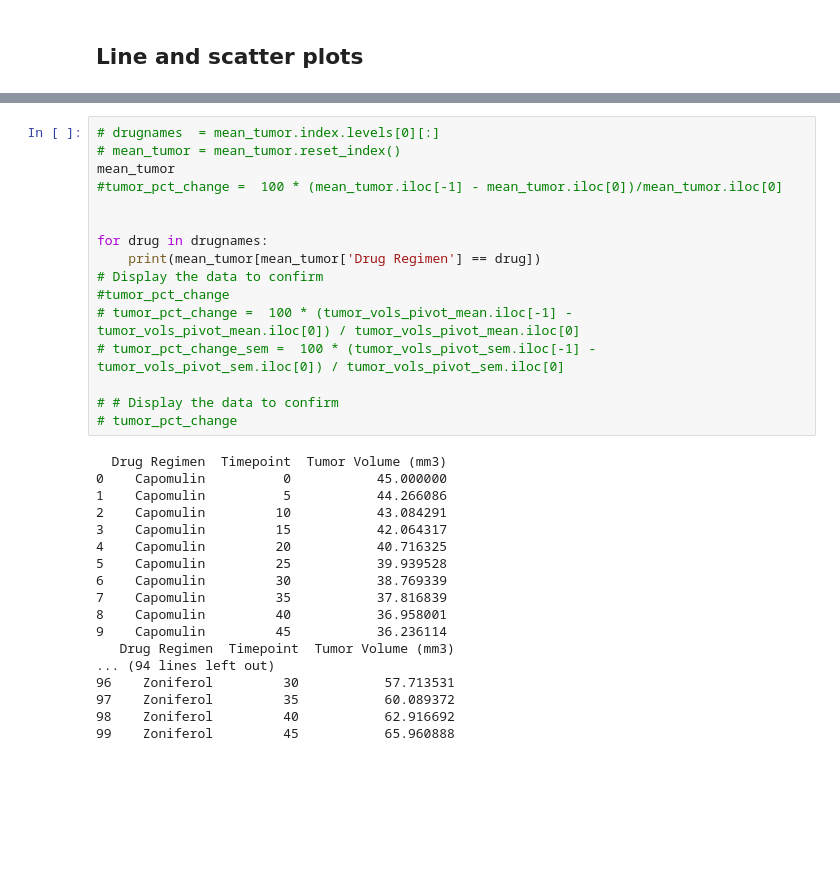
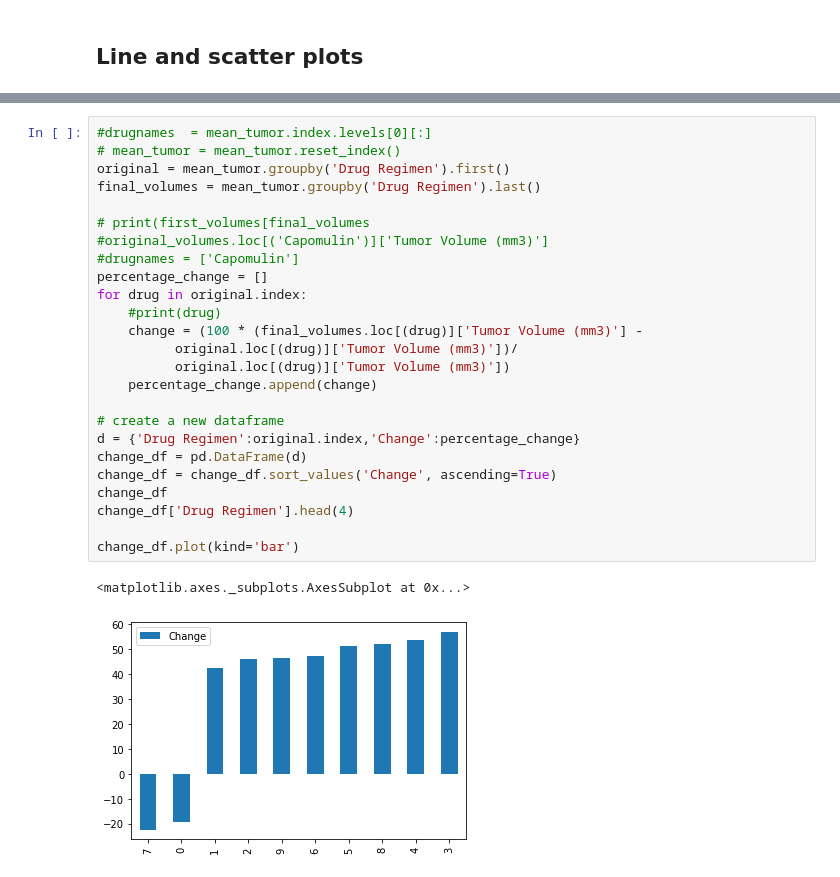
Before and after one commit to annmcnamara/matplotlib-challenge, a Jupyter notebook: Pymaceuticals/pymaceuticals_starter.ipynb, the cells around one changed output, grey strips where cells are left out. Drawn from its saved outputs; the diff is of its cells as text; blank space fills up the shorter version.

```diff
--- a/Pymaceuticals/pymaceuticals_starter.ipynb
+++ b/Pymaceuticals/pymaceuticals_starter.ipynb
@@ -320,34 +323,28 @@ mean_tumor
-# %%
-# drugnames  = mean_tumor.index.levels[0][:]
-# mean_tumor = mean_tumor.reset_index()
-mean_tumor
-#tumor_pct_change =  100 * (mean_tumor.iloc[-1] - mean_tumor.iloc[0])/mean_tumor.iloc[0]
-
-
-for drug in drugnames:
-    print(mean_tumor[mean_tumor['Drug Regimen'] == drug])
-# Display the data to confirm
-#tumor_pct_change
-# tumor_pct_change =  100 * (tumor_vols_pivot_mean.iloc[-1] - tumor_vols_pivot_mean.iloc[0]) / tumor_vols_pivot_mean.iloc[0]
-# tumor_pct_change_sem =  100 * (tumor_vols_pivot_sem.iloc[-1] - tumor_vols_pivot_sem.iloc[0]) / tumor_vols_pivot_sem.iloc[0]
-
-# # Display the data to confirm
-# tumor_pct_change
-# %% [output]
-  Drug Regimen  Timepoint  Tumor Volume (mm3)
-0    Capomulin          0           45.000000
-1    Capomulin          5           44.266086
-2    Capomulin         10           43.084291
-3    Capomulin         15           42.064317
-4    Capomulin         20           40.716325
-5    Capomulin         25           39.939528
-6    Capomulin         30           38.769339
-7    Capomulin         35           37.816839
-8    Capomulin         40           36.958001
-9    Capomulin         45           36.236114
-   Drug Regimen  Timepoint  Tumor Volume (mm3)
-... (94 lines left out)
-96    Zoniferol         30           57.713531
-97    Zoniferol         35           60.089372
-98    Zoniferol         40           62.916692
-99    Zoniferol         45           65.960888
+# %%
+#drugnames  = mean_tumor.index.levels[0][:]
+# mean_tumor = mean_tumor.reset_index()
+original = mean_tumor.groupby('Drug Regimen').first()
+final_volumes = mean_tumor.groupby('Drug Regimen').last()
+
+# print(first_volumes[final_volumes
+#original_volumes.loc[('Capomulin')]['Tumor Volume (mm3)']
+#drugnames = ['Capomulin']
+percentage_change = []
+for drug in original.index:
+    #print(drug)
+    change = (100 * (final_volumes.loc[(drug)]['Tumor Volume (mm3)'] -
+          original.loc[(drug)]['Tumor Volume (mm3)'])/
+          original.loc[(drug)]['Tumor Volume (mm3)'])
+    percentage_change.append(change)
+
+# create a new dataframe
+d = {'Drug Regimen':original.index,'Change':percentage_change}
+change_df = pd.DataFrame(d)
+change_df = change_df.sort_values('Change', ascending=True)
+change_df
+change_df['Drug Regimen'].head(4)
+
+change_df.plot(kind='bar')
+# %% [output]
+<matplotlib.axes._subplots.AxesSubplot at 0x...>
+[figure, added]
```
Also changed, not shown: parts of 13 cells of this notebook.
